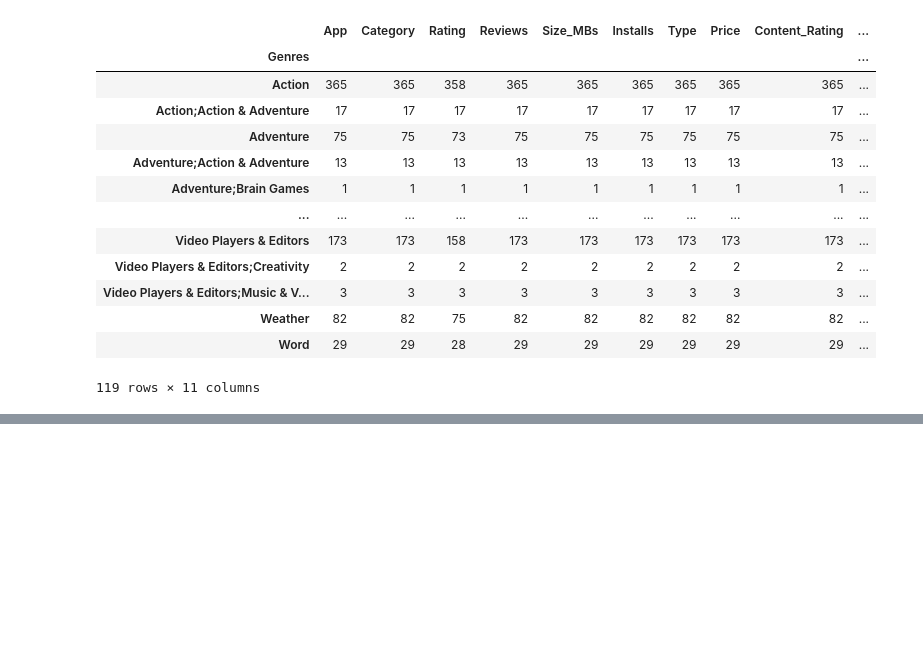
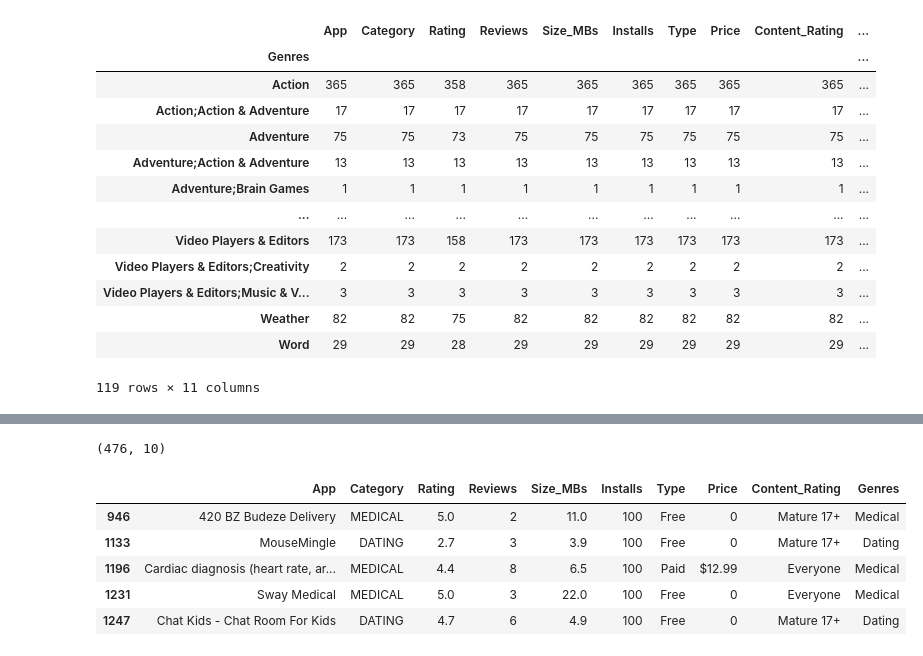
Before and after one commit to Shwifty0/100DOC, a Jupyter notebook: 100DOCDay76/100DOCDay76.ipynb, the cells around one changed output, grey strips where cells are left out. Saved outputs shown, nothing was run; the diff lists cells and outputs as text; code cells hidden in the pictures; blank space fills up the shorter version.

```diff
--- a/100DOCDay76/100DOCDay76.ipynb
+++ b/100DOCDay76/100DOCDay76.ipynb
@@ -68,0 +93,12 @@ df.groupby("Genres").count()
+# %%
+duplicated_rows = df[df.duplicated()]
+print(duplicated_rows.shape)
+duplicated_rows.head()
+# %% [output]
+(476, 10)
+|  | App | Category | Rating | Reviews | Size_MBs | Installs | Type | Price | Content_Rating | Genres |
+| 946 | 420 BZ Budeze Delivery | MEDICAL | 5.0 | 2 | 11.0 | 100 | Free | 0 | Mature 17+ | Medical |
+| 1133 | MouseMingle | DATING | 2.7 | 3 | 3.9 | 100 | Free | 0 | Mature 17+ | Dating |
+| 1196 | Cardiac diagnosis (heart rate, ar... | MEDICAL | 4.4 | 8 | 6.5 | 100 | Paid | $12.99 | Everyone | Medical |
+| 1231 | Sway Medical | MEDICAL | 5.0 | 3 | 22.0 | 100 | Free | 0 | Everyone | Medical |
+| 1247 | Chat Kids - Chat Room For Kids | DATING | 4.7 | 6 | 4.9 | 100 | Free | 0 | Mature 17+ | Dating |
```
Also changed, not shown: parts of 9 cells of this notebook.
